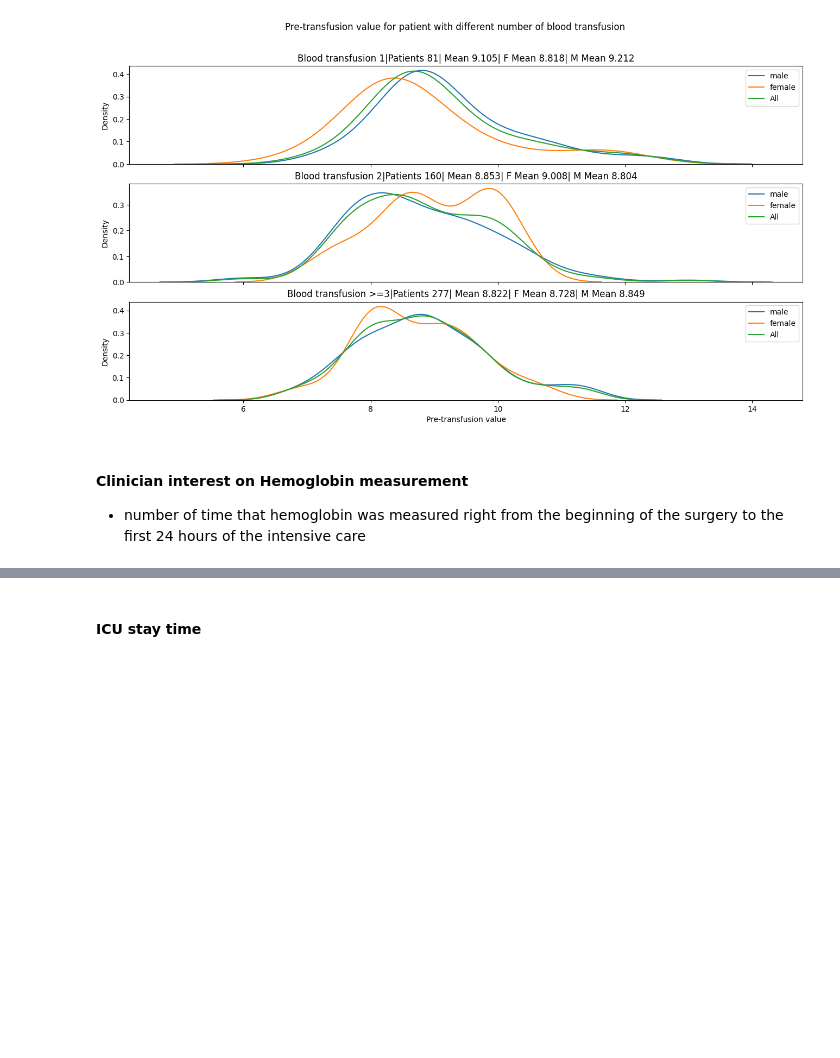
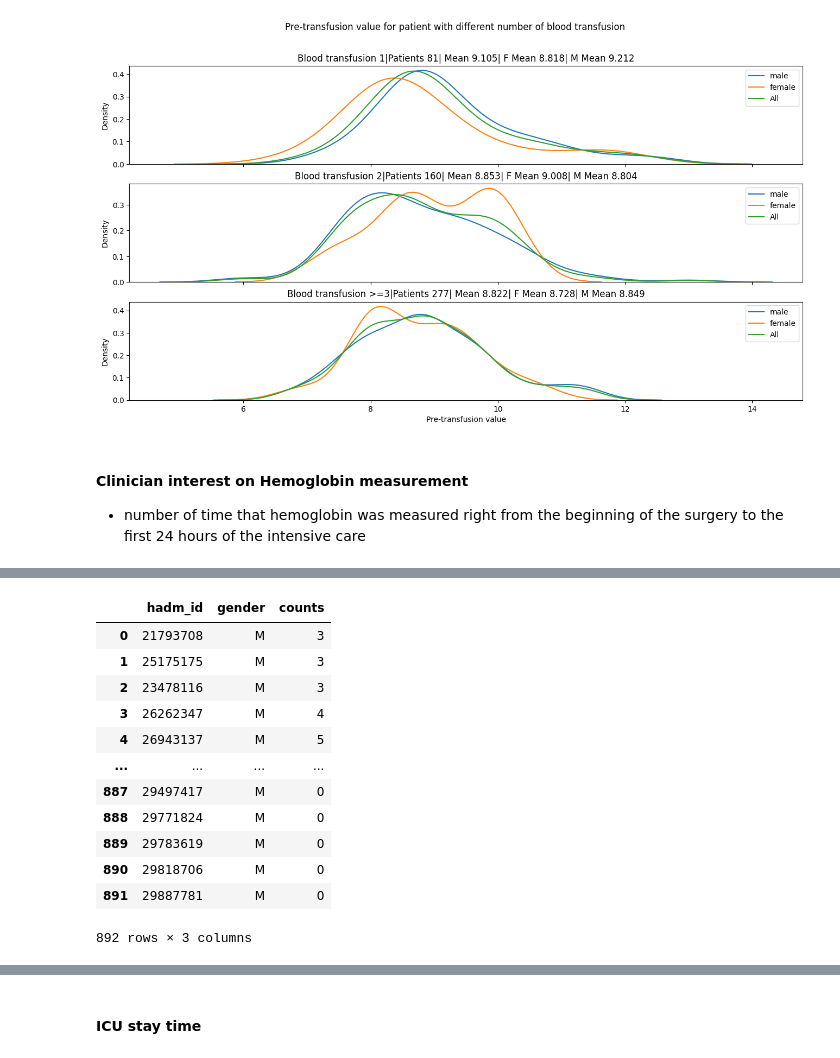
Before and after one commit to lily214754/MIMIC, a Jupyter notebook: EDA/MIMIC_EDA.ipynb, the cells around one changed output, grey strips where cells are left out. Saved outputs shown, nothing was run; the diff lists cells and outputs as text; code cells hidden in the pictures; blank space fills up the shorter version.

```diff
--- a/EDA/MIMIC_EDA.ipynb
+++ b/EDA/MIMIC_EDA.ipynb
@@ -863,3 +876,19 @@ hemoglobin_24h_count_df
+# %%
+hemoglobin_24h_count_df
+# %% [output]
+|  | hadm_id | gender | counts |
+| 0 | 21793708 | M | 3 |
+| 1 | 25175175 | M | 3 |
+| 2 | 23478116 | M | 3 |
+| 3 | 26262347 | M | 4 |
+| 4 | 26943137 | M | 5 |
+| ... | ... | ... | ... |
+| 887 | 29497417 | M | 0 |
+| 888 | 29771824 | M | 0 |
+| 889 | 29783619 | M | 0 |
+| 890 | 29818706 | M | 0 |
+| 891 | 29887781 | M | 0 |
+892 rows × 3 columns
 # %%
 hemoglobin_24h_Hb_count = hemoglobin_24h_count_df.counts.values
 np.save('MIMIC_hemoglobin_24h_Hb_count', hemoglobin_24h_Hb_count)
```
Also changed, not shown: parts of 8 cells of this notebook, 30 other files.
